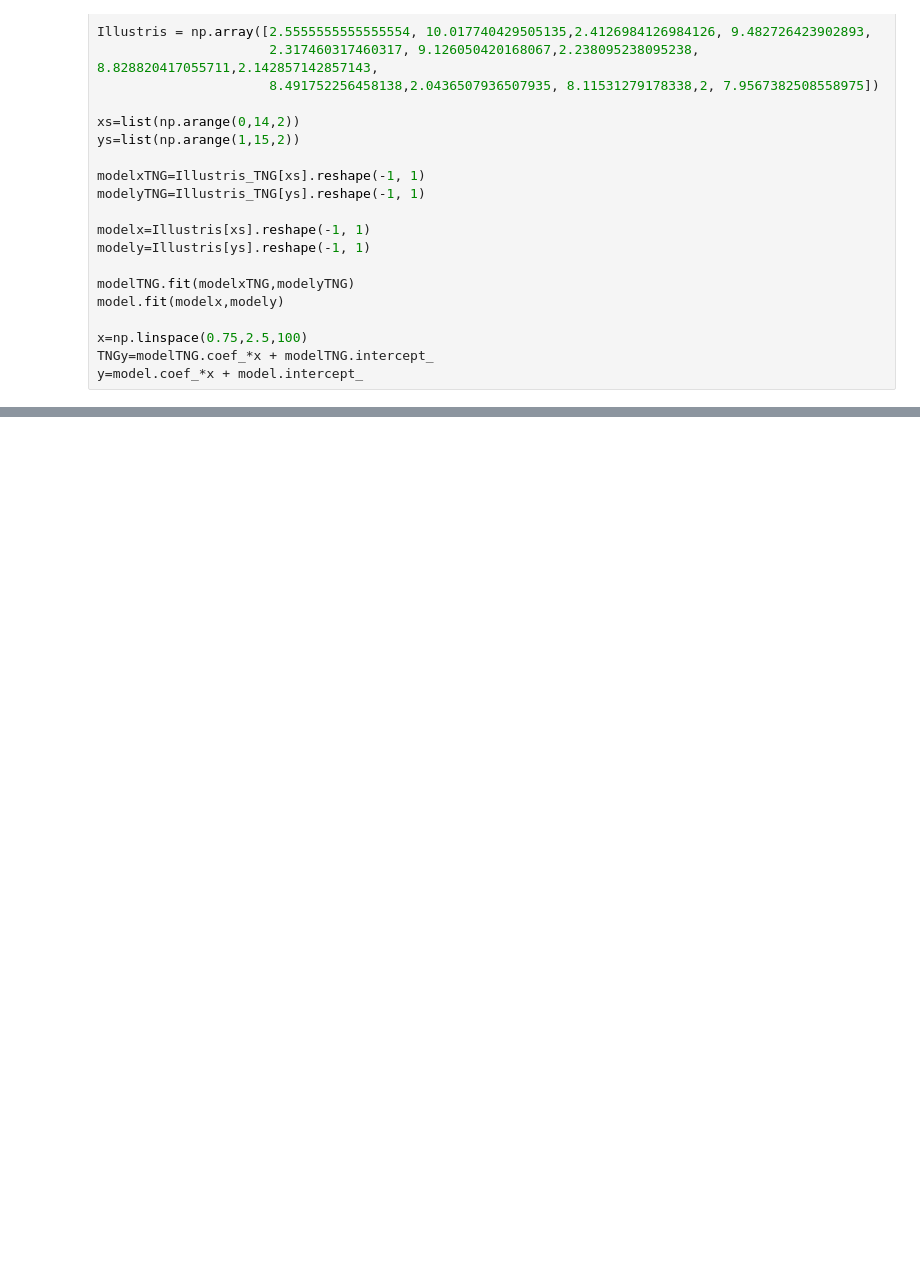
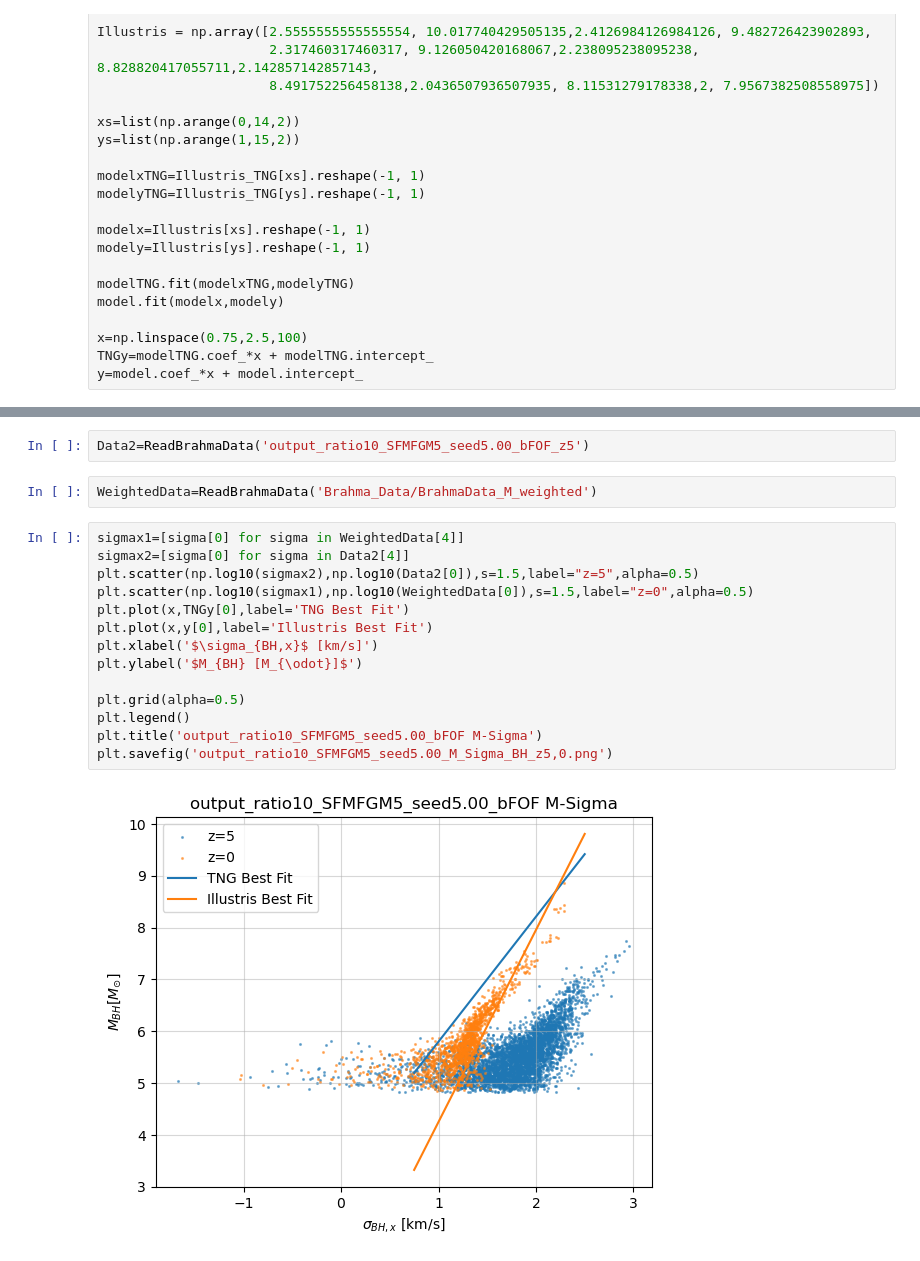
Before and after one commit to khojonat/Brahma_Analysis, a Jupyter notebook: BrahmaRelations.ipynb, the cells around one changed output, grey strips where cells are left out. Cells and saved outputs as stored; diff of their text form; blank space fills up the shorter version.

```diff
--- a/BrahmaRelations.ipynb
+++ b/BrahmaRelations.ipynb
@@ -704,0 +713,20 @@ plt.savefig('output_ratio10_SFMFGM5_seed5.00_M_Sigma.png')
+# %%
+Data2=ReadBrahmaData('output_ratio10_SFMFGM5_seed5.00_bFOF_z5')
+# %%
+WeightedData=ReadBrahmaData('Brahma_Data/BrahmaData_M_weighted')
+# %%
+sigmax1=[sigma[0] for sigma in WeightedData[4]]
+sigmax2=[sigma[0] for sigma in Data2[4]]
+plt.scatter(np.log10(sigmax2),np.log10(Data2[0]),s=1.5,label="z=5",alpha=0.5)
+plt.scatter(np.log10(sigmax1),np.log10(WeightedData[0]),s=1.5,label="z=0",alpha=0.5)
+plt.plot(x,TNGy[0],label='TNG Best Fit')
+plt.plot(x,y[0],label='Illustris Best Fit')
+plt.xlabel('$\sigma_{BH,x}$ [km/s]')
+plt.ylabel('$M_{BH} [M_{\odot}]$')
+
+plt.grid(alpha=0.5)
+plt.legend()
+plt.title('output_ratio10_SFMFGM5_seed5.00_bFOF M-Sigma')
+plt.savefig('output_ratio10_SFMFGM5_seed5.00_M_Sigma_BH_z5,0.png')
+# %% [output]
+[figure, added]
```
Also changed, not shown: parts of 9 cells of this notebook, 1 other file.
